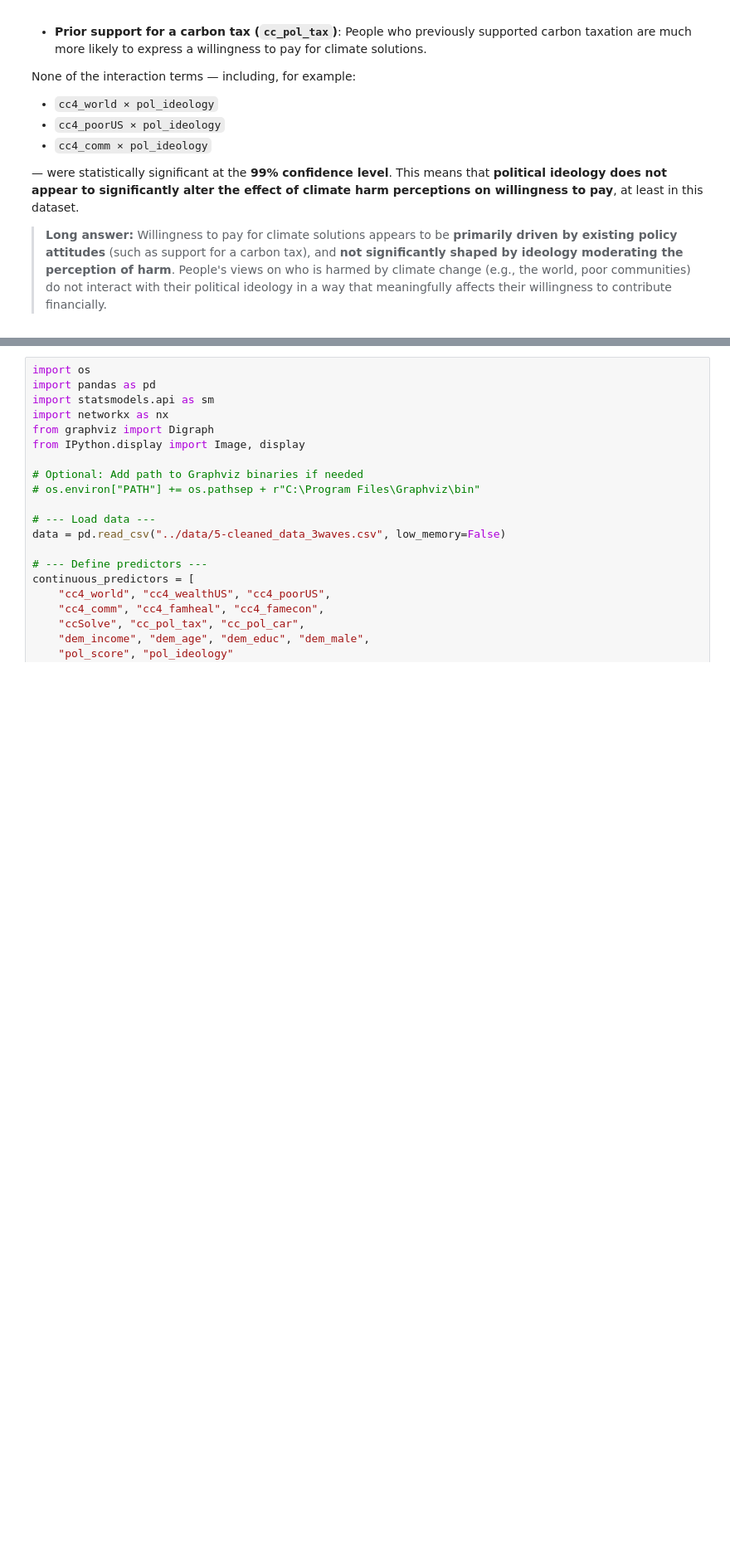
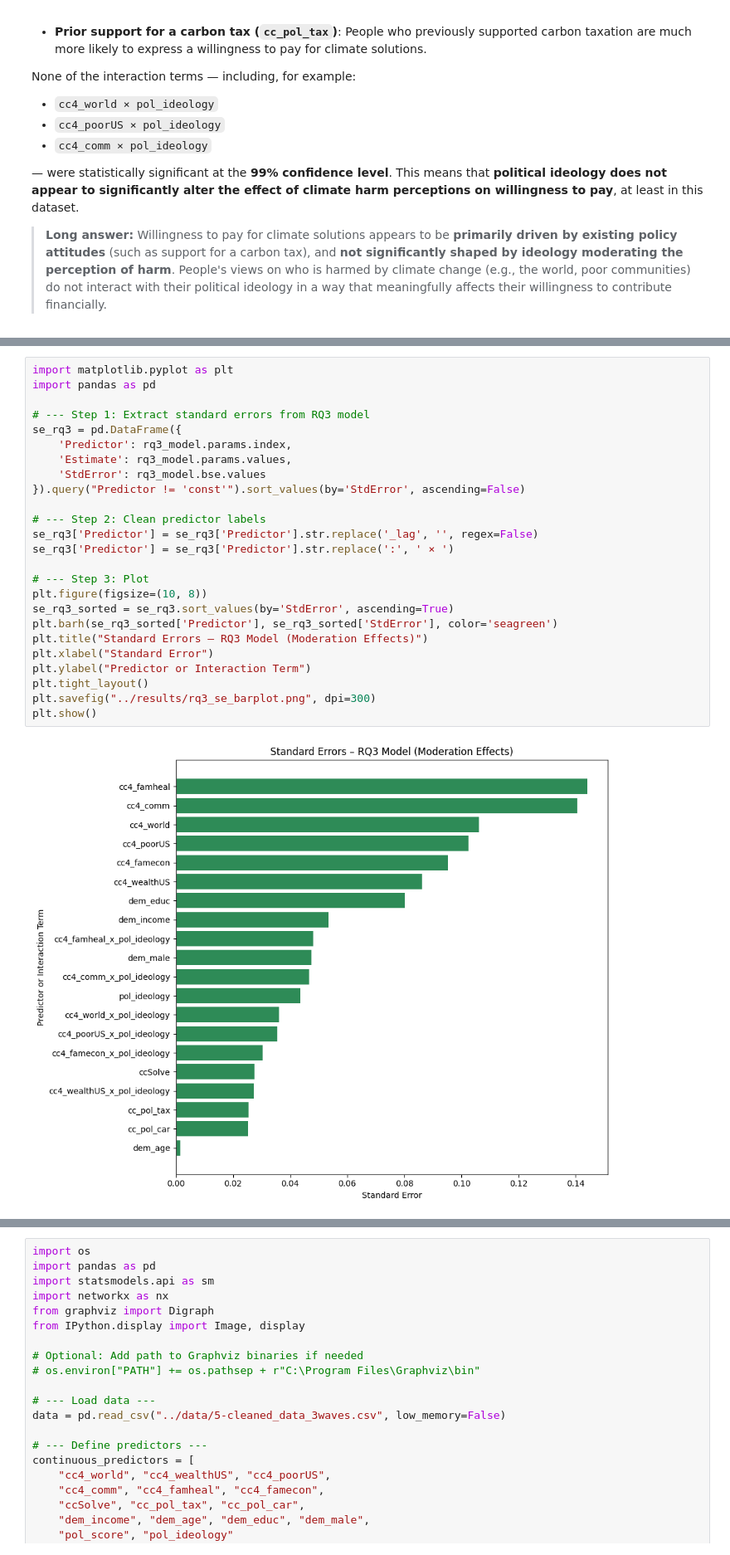
Before and after one commit to paraskevasleivadaros/climate-opinions-and-elections, a Jupyter notebook: notebooks/methods.ipynb, the cells around one changed output, grey strips where cells are left out. Shown at 83% size. Drawn from its saved outputs; the diff is of its cells as text; blank space fills up the shorter version.

```diff
--- a/notebooks/methods.ipynb
+++ b/notebooks/methods.ipynb
@@ -558,0 +825,27 @@ None of the interaction terms — including, for example:
+# %%
+import matplotlib.pyplot as plt
+import pandas as pd
+
+# --- Step 1: Extract standard errors from RQ3 model
+se_rq3 = pd.DataFrame({
+    'Predictor': rq3_model.params.index,
+    'Estimate': rq3_model.params.values,
+    'StdError': rq3_model.bse.values
+}).query("Predictor != 'const'").sort_values(by='StdError', ascending=False)
+
+# --- Step 2: Clean predictor labels
+se_rq3['Predictor'] = se_rq3['Predictor'].str.replace('_lag', '', regex=False)
+se_rq3['Predictor'] = se_rq3['Predictor'].str.replace(':', ' × ')
+
+# --- Step 3: Plot
+plt.figure(figsize=(10, 8))
+se_rq3_sorted = se_rq3.sort_values(by='StdError', ascending=True)
+plt.barh(se_rq3_sorted['Predictor'], se_rq3_sorted['StdError'], color='seagreen')
+plt.title("Standard Errors – RQ3 Model (Moderation Effects)")
+plt.xlabel("Standard Error")
+plt.ylabel("Predictor or Interaction Term")
+plt.tight_layout()
+plt.savefig("../results/rq3_se_barplot.png", dpi=300)
+plt.show()
+# %% [output]
+[figure, added]
```
Also changed, not shown: parts of 16 cells of this notebook, 6 other files.
